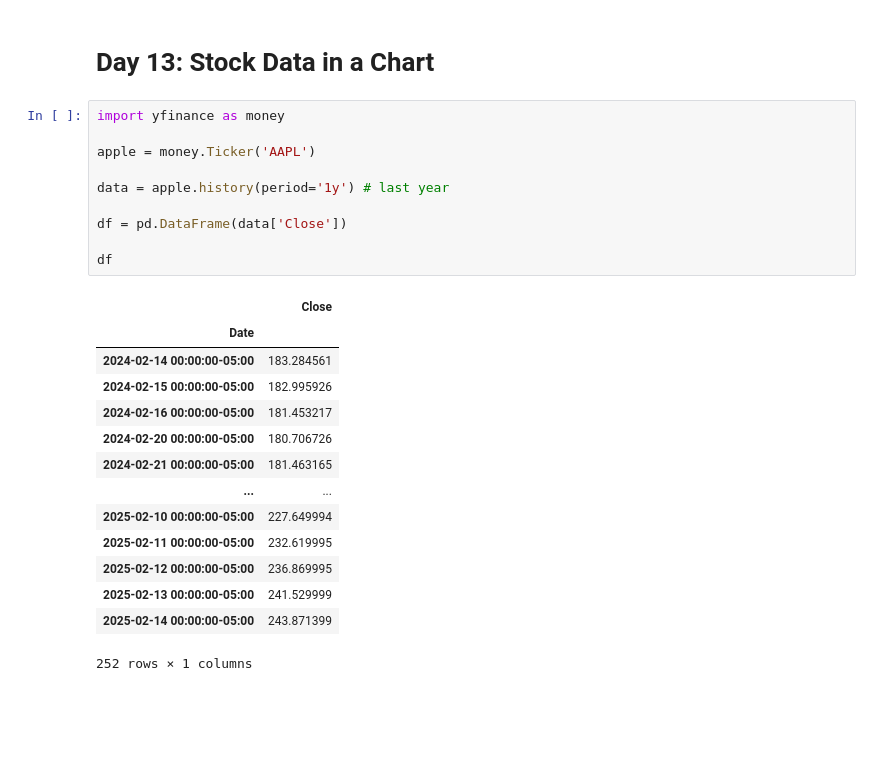
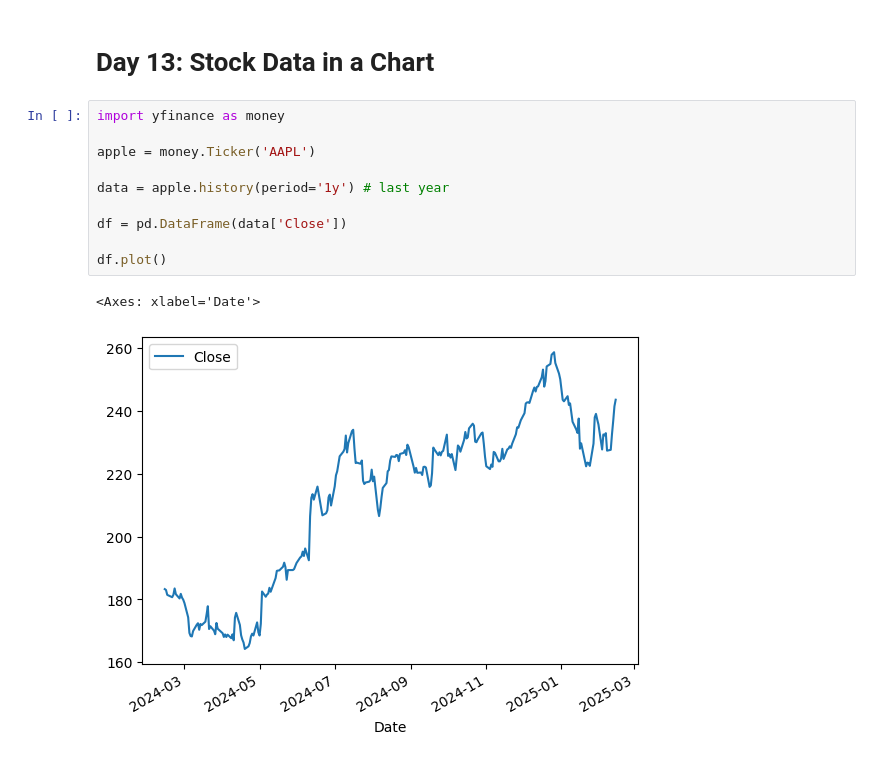
Before and after one commit to hackingbandy/coding_challenge, a Jupyter notebook: main.ipynb, the cells around one changed output. Cells and saved outputs as stored; diff of their text form; blank space fills up the shorter version.

Commit message:
change df into df.plot()

```diff
--- a/main.ipynb
+++ b/main.ipynb
@@ -175,25 +175,13 @@ for x in list_of_numbers:
 # %%
 import yfinance as money
 
 apple = money.Ticker('AAPL')
 
 data = apple.history(period='1y') # last year
 
 df = pd.DataFrame(data['Close'])
 
-df
+df.plot()
 # %% [output]
-|  | Close |
-| Date |  |
-| 2024-02-14 00:00:00-05:00 | 183.284561 |
-| 2024-02-15 00:00:00-05:00 | 182.995926 |
-| 2024-02-16 00:00:00-05:00 | 181.453217 |
-| 2024-02-20 00:00:00-05:00 | 180.706726 |
-| 2024-02-21 00:00:00-05:00 | 181.463165 |
-| ... | ... |
-| 2025-02-10 00:00:00-05:00 | 227.649994 |
-| 2025-02-11 00:00:00-05:00 | 232.619995 |
-| 2025-02-12 00:00:00-05:00 | 236.869995 |
-| 2025-02-13 00:00:00-05:00 | 241.529999 |
-| 2025-02-14 00:00:00-05:00 | 243.871399 |
-252 rows × 1 columns
+<Axes: xlabel='Date'>
+[figure, added]
```
